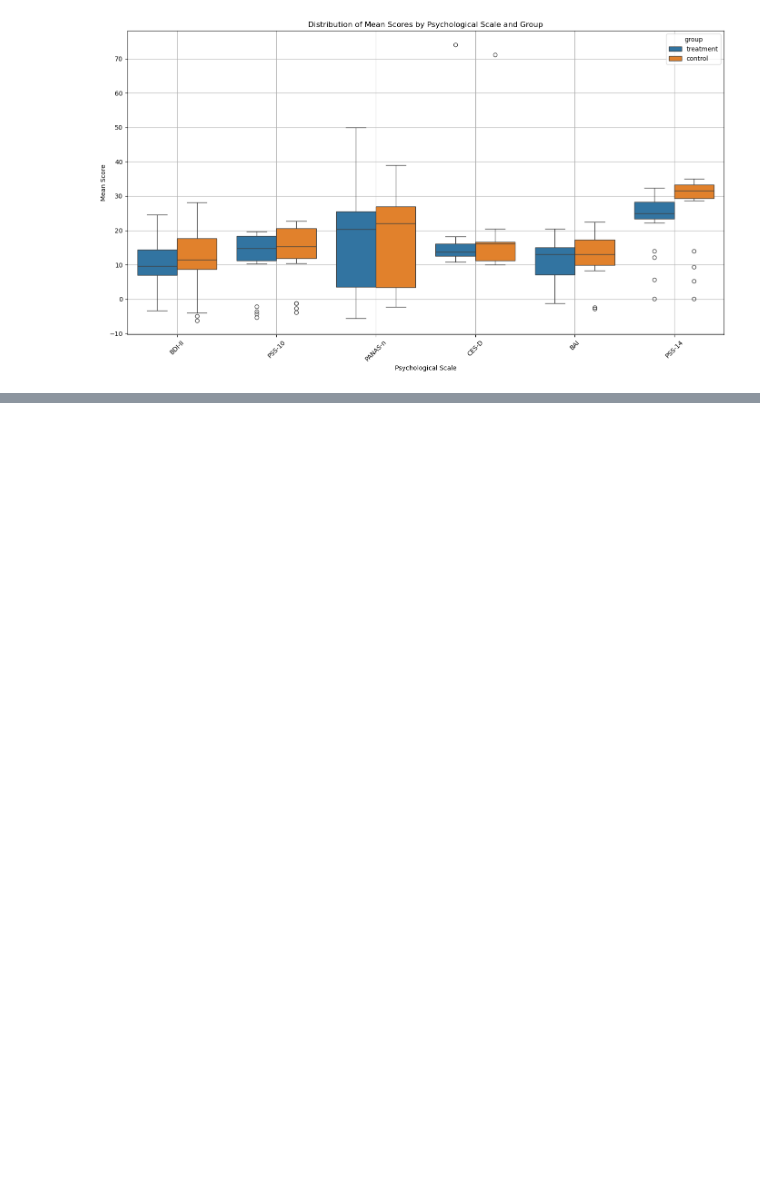
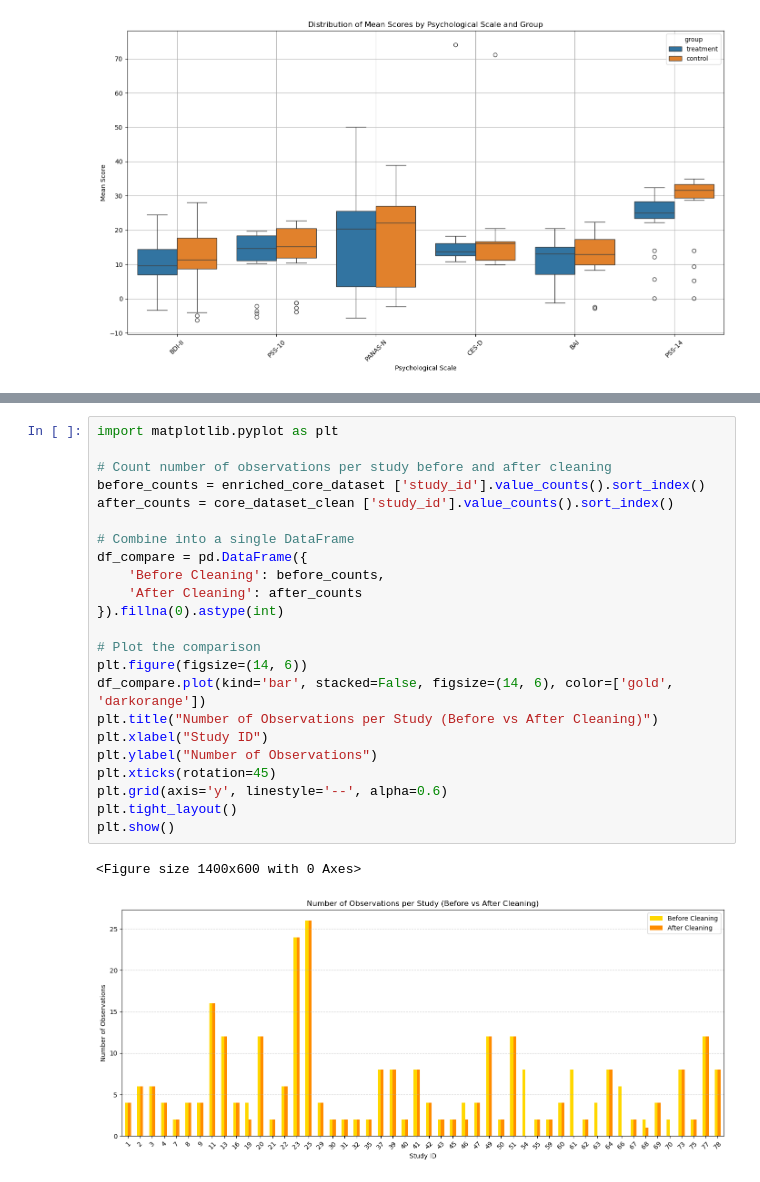
Before and after one commit to MaidanchukIrina/Meditation_Stress_Project, a Jupyter notebook: Stage 4. Effect size/Stage 4: Effect Size Data analisys.ipynb, the cells around one changed output, grey strips where cells are left out. Drawn from its saved outputs; the diff is of its cells as text; blank space fills up the shorter version.

```diff
--- a/Stage 4. Effect size/Stage 4: Effect Size Data analisys.ipynb
+++ b/Stage 4. Effect size/Stage 4: Effect Size Data analisys.ipynb
@@ -232 +421,27 @@ plt.show()
+# %%
+import matplotlib.pyplot as plt
+
+# Count number of observations per study before and after cleaning
+before_counts = enriched_core_dataset ['study_id'].value_counts().sort_index()
+after_counts = core_dataset_clean ['study_id'].value_counts().sort_index()
+
+# Combine into a single DataFrame
+df_compare = pd.DataFrame({
+    'Before Cleaning': before_counts,
+    'After Cleaning': after_counts
+}).fillna(0).astype(int)
+
+# Plot the comparison
+plt.figure(figsize=(14, 6))
+df_compare.plot(kind='bar', stacked=False, figsize=(14, 6), color=['gold', 'darkorange'])
+plt.title("Number of Observations per Study (Before vs After Cleaning)")
+plt.xlabel("Study ID")
+plt.ylabel("Number of Observations")
+plt.xticks(rotation=45)
+plt.grid(axis='y', linestyle='--', alpha=0.6)
+plt.tight_layout()
+plt.show()
+# %% [output]
+<Figure size 1400x600 with 0 Axes>
+[figure, added]
 # %% [markdown]
```
Also changed, not shown: parts of 20 cells of this notebook.
